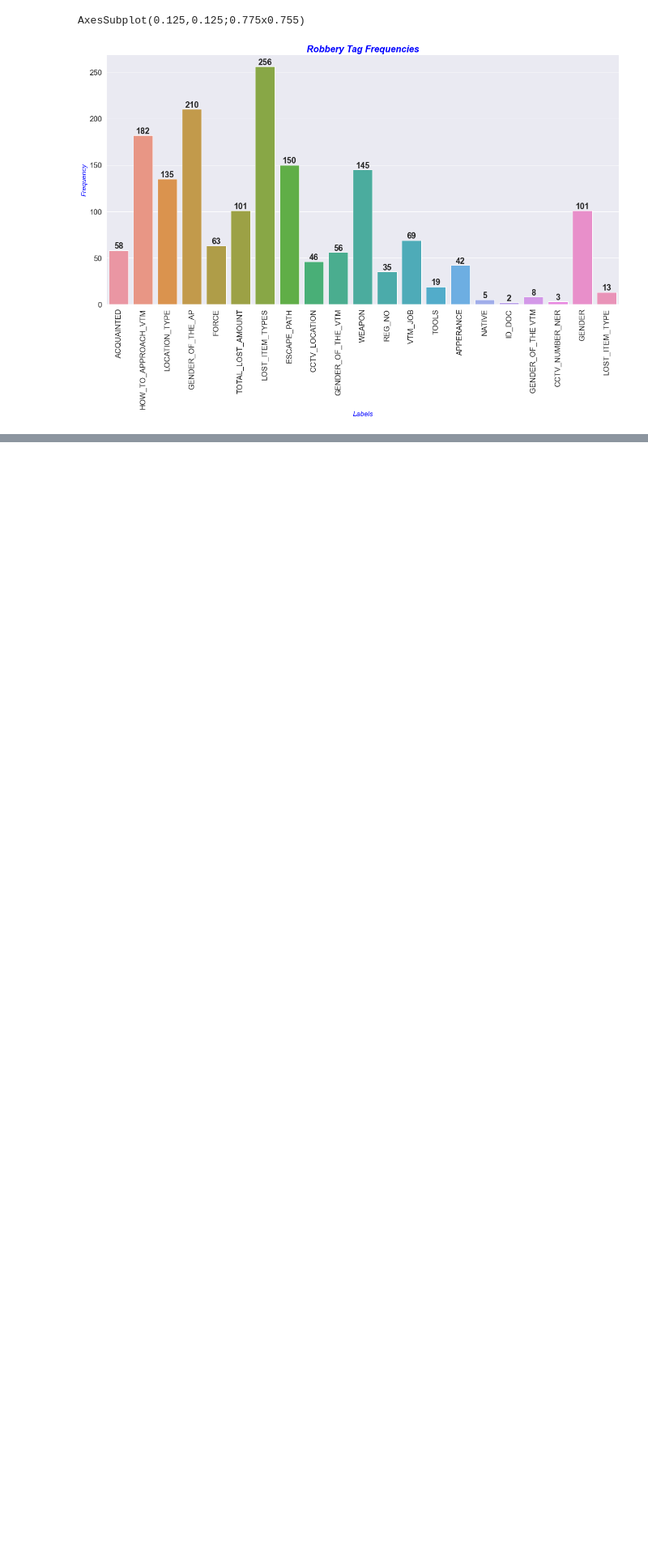
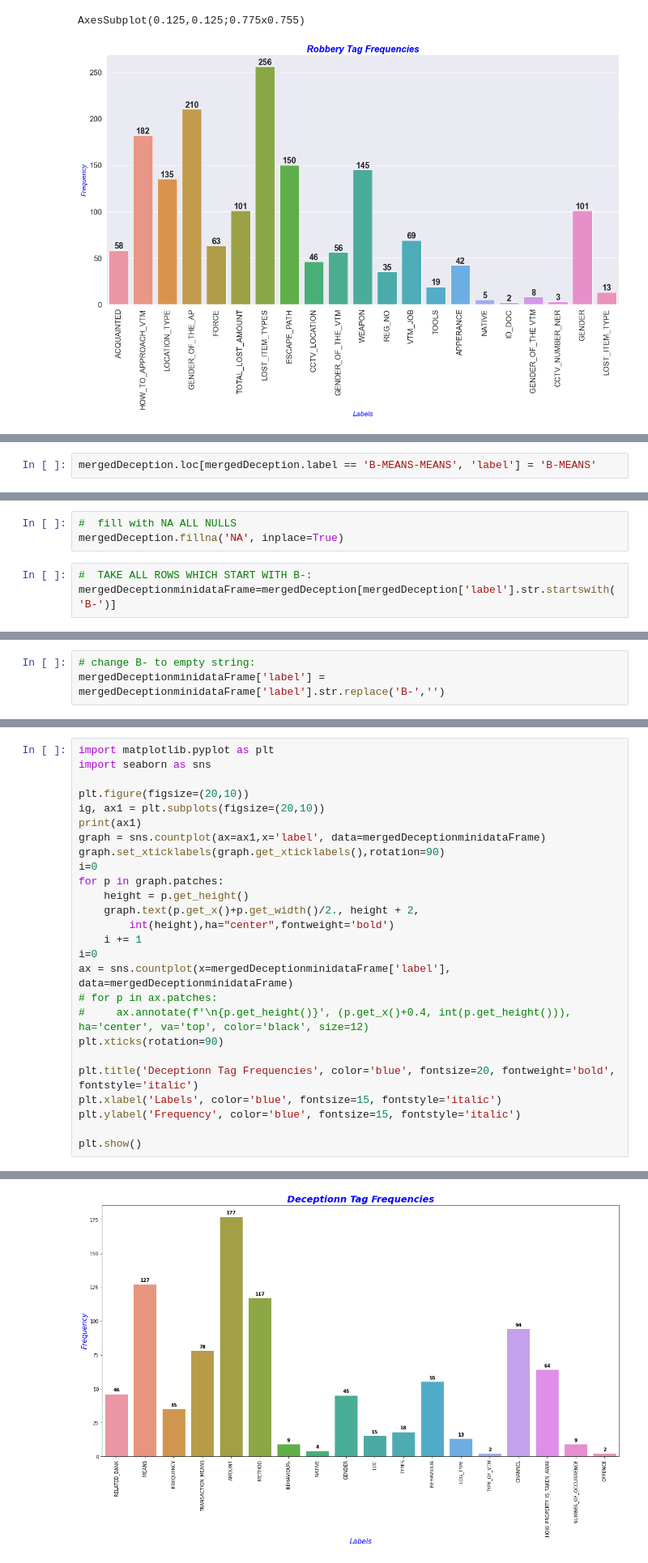
Before and after one commit to mishi-sarfraz/pythonProjects, a Jupyter notebook: metricAnalysis.ipynb, the cells around one changed output, grey strips where cells are left out. Shown at 81% size. Drawn from its saved outputs; the diff is of its cells as text; blank space fills up the shorter version.

Commit message:
DECEPTION CHART ADDED

```diff
--- a/metricAnalysis.ipynb
+++ b/metricAnalysis.ipynb
@@ -614,0 +662,2 @@ AxesSubplot(0.125,0.125;0.775x0.755)
+# %%
+mergedDeception.loc[mergedDeception.label == 'B-MEANS-MEANS', 'label'] = 'B-MEANS'
@@ -614,0 +674,6 @@ AxesSubplot(0.125,0.125;0.775x0.755)
+# %%
+#  fill with NA ALL NULLS
+mergedDeception.fillna('NA', inplace=True)
+# %%
+#  TAKE ALL ROWS WHICH START WITH B-:
+mergedDeceptionminidataFrame=mergedDeception[mergedDeception['label'].str.startswith('B-')]
@@ -614,0 +702,3 @@ AxesSubplot(0.125,0.125;0.775x0.755)
+# %%
+# change B- to empty string:
+mergedDeceptionminidataFrame['label'] = mergedDeceptionminidataFrame['label'].str.replace('B-','')
@@ -614,0 +711,27 @@ AxesSubplot(0.125,0.125;0.775x0.755)
+# %%
+import matplotlib.pyplot as plt
+import seaborn as sns
+
+plt.figure(figsize=(20,10))
+ig, ax1 = plt.subplots(figsize=(20,10))
+print(ax1)
+graph = sns.countplot(ax=ax1,x='label', data=mergedDeceptionminidataFrame)
+graph.set_xticklabels(graph.get_xticklabels(),rotation=90)
+i=0
+for p in graph.patches:
+    height = p.get_height()
+    graph.text(p.get_x()+p.get_width()/2., height + 2,
+        int(height),ha="center",fontweight='bold')
+    i += 1
+i=0
+ax = sns.countplot(x=mergedDeceptionminidataFrame['label'], data=mergedDeceptionminidataFrame)
+# for p in ax.patches:
+#     ax.annotate(f'\n{p.get_height()}', (p.get_x()+0.4, int(p.get_height())), ha='center', va='top', color='black', size=12)
+plt.xticks(rotation=90)
+
+plt.title('Deceptionn Tag Frequencies', color='blue', fontsize=20, fontweight='bold', fontstyle='italic')
+plt.xlabel('Labels', color='blue', fontsize=15, fontstyle='italic')
+plt.ylabel('Frequency', color='blue', fontsize=15, fontstyle='italic')
+
+plt.show()
+# %% [output]
@@ -614,0 +740 @@ AxesSubplot(0.125,0.125;0.775x0.755)
+[figure, added]
```
Also changed, not shown: parts of 14 cells of this notebook.
